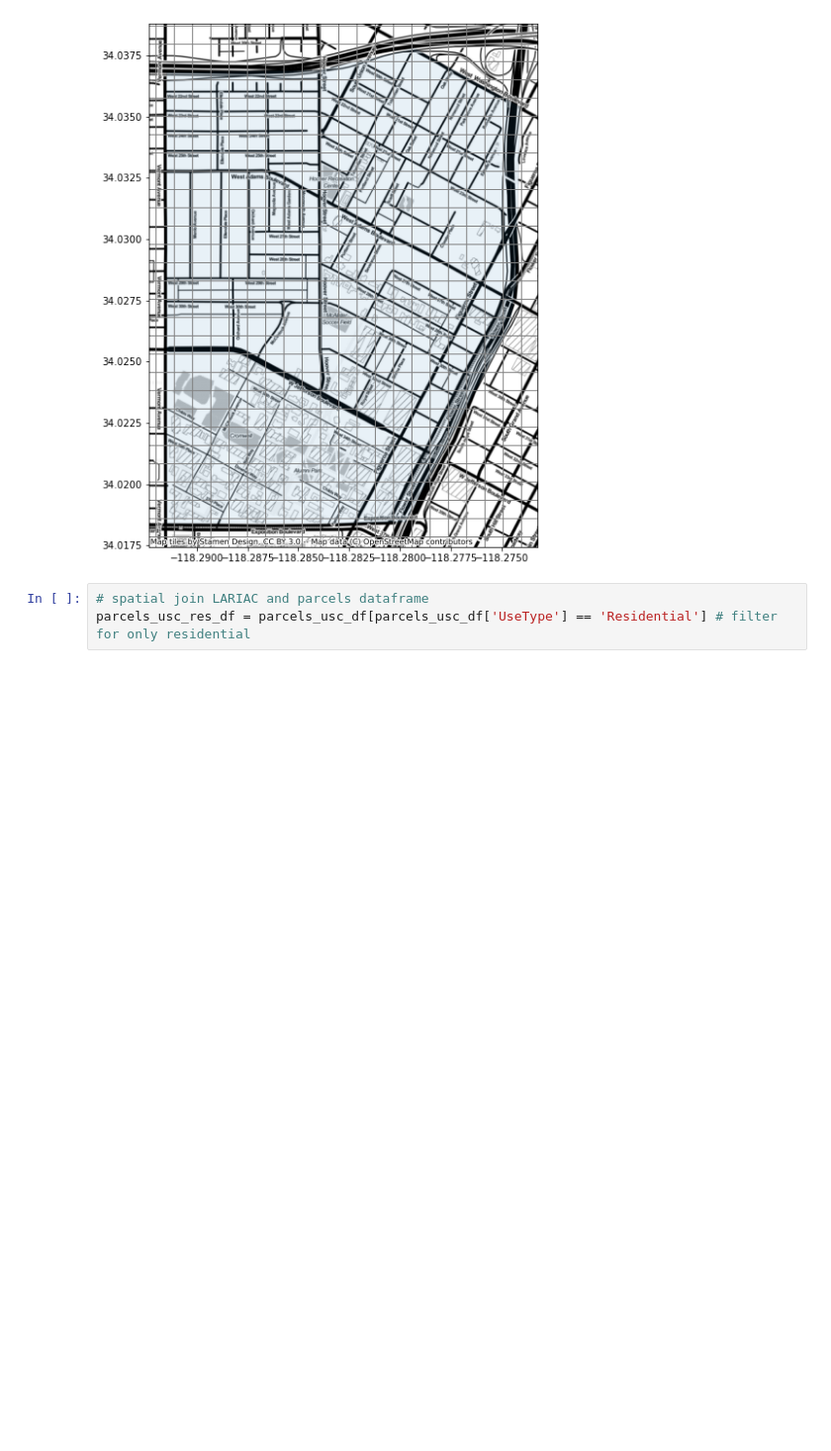
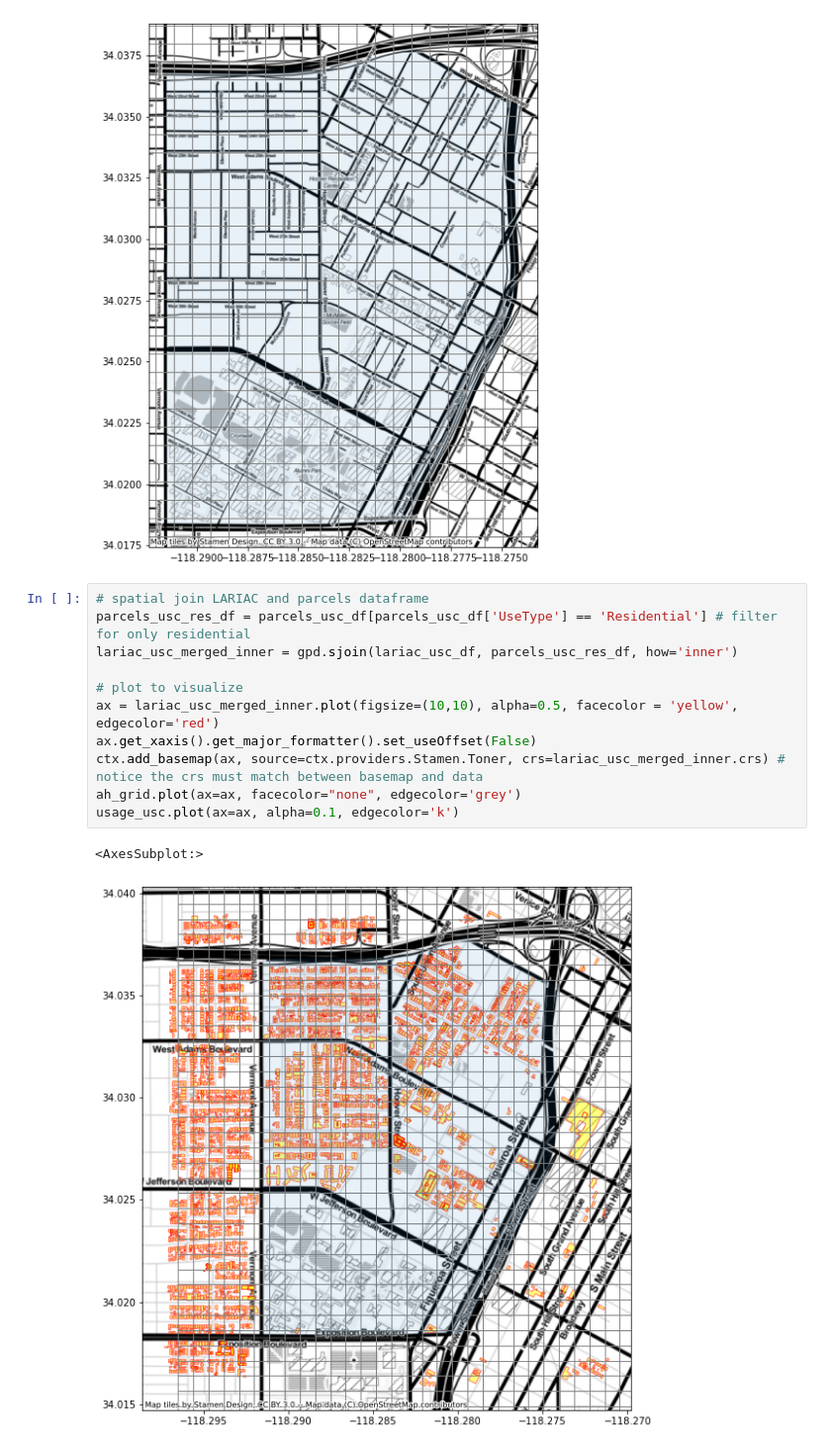
Before and after one commit to josephko91/anthropogenic-heat-la, a Jupyter notebook: anthropogenic-heat-buildings.ipynb, the cells around one changed output. Shown at 99% size. Cells and saved outputs as stored; diff of their text form; blank space fills up the shorter version.

Commit message:
experiment with sjoin

```diff
--- a/anthropogenic-heat-buildings.ipynb
+++ b/anthropogenic-heat-buildings.ipynb
@@ -518,3 +505,14 @@ ah_grid.plot(ax=ax, facecolor="none", edgecolor='grey')
 # %%
 # spatial join LARIAC and parcels dataframe
 parcels_usc_res_df = parcels_usc_df[parcels_usc_df['UseType'] == 'Residential'] # filter for only residential
+lariac_usc_merged_inner = gpd.sjoin(lariac_usc_df, parcels_usc_res_df, how='inner')
+
+# plot to visualize
+ax = lariac_usc_merged_inner.plot(figsize=(10,10), alpha=0.5, facecolor = 'yellow', edgecolor='red')
+ax.get_xaxis().get_major_formatter().set_useOffset(False)
+ctx.add_basemap(ax, source=ctx.providers.Stamen.Toner, crs=lariac_usc_merged_inner.crs) # notice the crs must match between basemap and data
+ah_grid.plot(ax=ax, facecolor="none", edgecolor='grey')
+usage_usc.plot(ax=ax, alpha=0.1, edgecolor='k')
+# %% [output]
+<AxesSubplot:>
+[figure, added]
```
Also changed, not shown: parts of 14 cells of this notebook.
